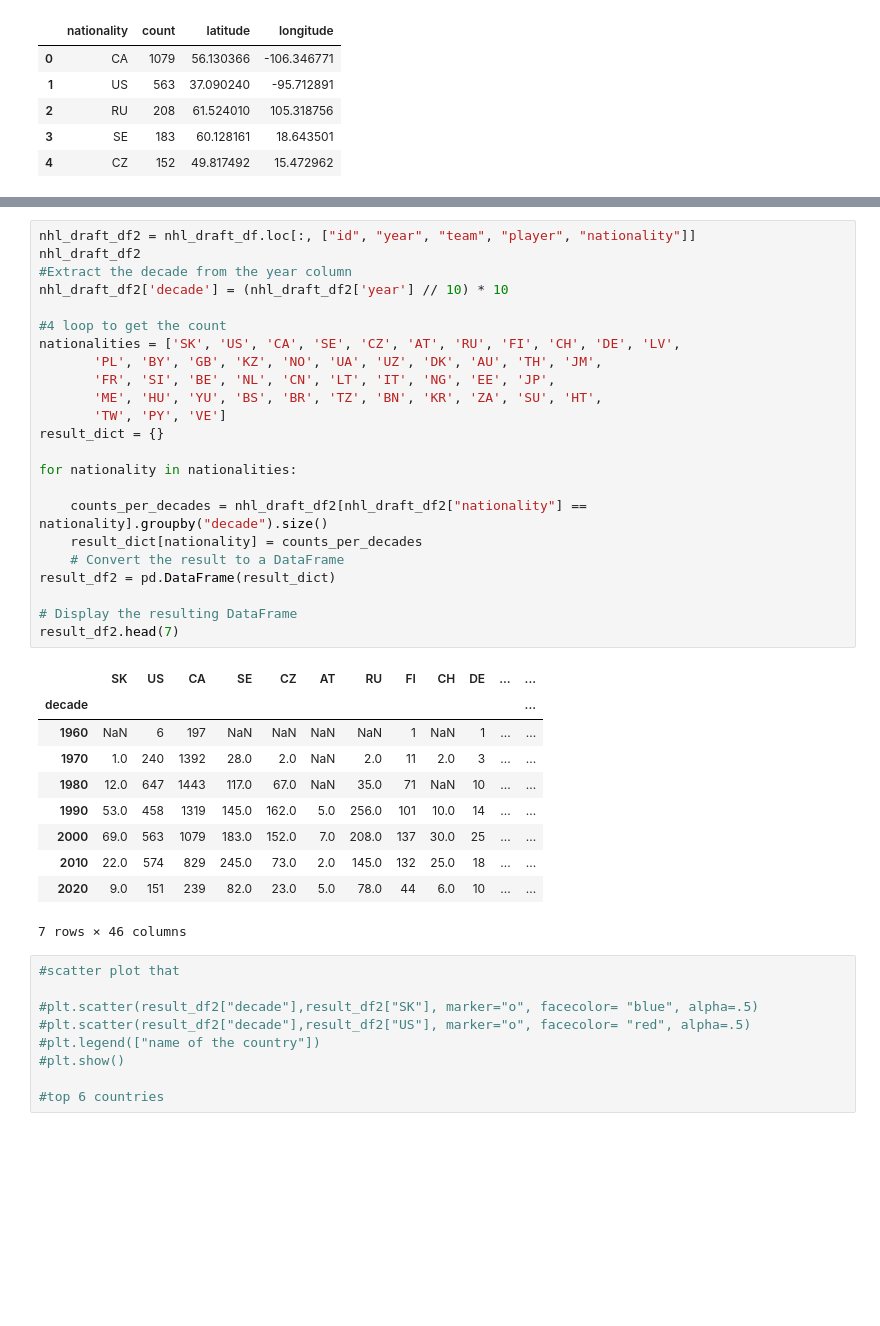
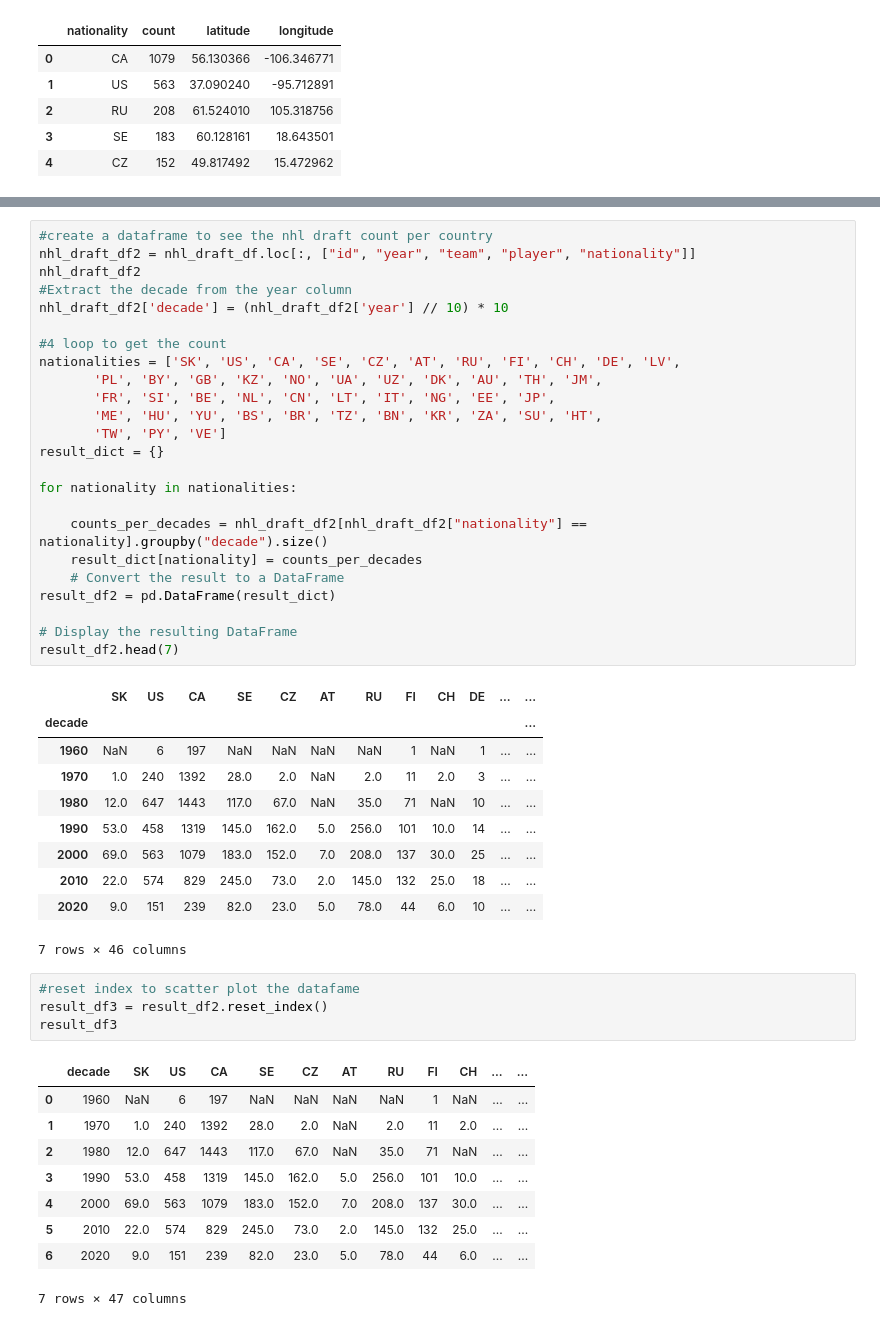
Before and after one commit to samwallach7/Project1-DELTS, a Jupyter notebook: nhldraft.ipynb, the cells around one changed output, grey strips where cells are left out. Saved outputs shown, nothing was run; the diff lists cells and outputs as text; blank space fills up the shorter version.

```diff
--- a/nhldraft.ipynb
+++ b/nhldraft.ipynb
@@ -230,4 +231,5 @@ nhl_draft_n
 # %%
+#create a dataframe to see the nhl draft count per country
 nhl_draft_df2 = nhl_draft_df.loc[:, ["id", "year", "team", "player", "nationality"]]
 nhl_draft_df2
 #Extract the decade from the year column
@@ -261,12 +263,17 @@ result_df2.head(7)
 | 2010 | 22.0 | 574 | 829 | 245.0 | 73.0 | 2.0 | 145.0 | 132 | 25.0 | 18 | ... | ... |
 | 2020 | 9.0 | 151 | 239 | 82.0 | 23.0 | 5.0 | 78.0 | 44 | 6.0 | 10 | ... | ... |
 7 rows × 46 columns
-# %%
-#scatter plot that
-
-#plt.scatter(result_df2["decade"],result_df2["SK"], marker="o", facecolor= "blue", alpha=.5)
-#plt.scatter(result_df2["decade"],result_df2["US"], marker="o", facecolor= "red", alpha=.5)
-#plt.legend(["name of the country"])
-#plt.show()
-
-#top 6 countries
+# %%
+#reset index to scatter plot the datafame
+result_df3 = result_df2.reset_index()
+result_df3
+# %% [output]
+|  | decade | SK | US | CA | SE | CZ | AT | RU | FI | CH | ... | ... |
+| 0 | 1960 | NaN | 6 | 197 | NaN | NaN | NaN | NaN | 1 | NaN | ... | ... |
+| 1 | 1970 | 1.0 | 240 | 1392 | 28.0 | 2.0 | NaN | 2.0 | 11 | 2.0 | ... | ... |
+| 2 | 1980 | 12.0 | 647 | 1443 | 117.0 | 67.0 | NaN | 35.0 | 71 | NaN | ... | ... |
+| 3 | 1990 | 53.0 | 458 | 1319 | 145.0 | 162.0 | 5.0 | 256.0 | 101 | 10.0 | ... | ... |
+| 4 | 2000 | 69.0 | 563 | 1079 | 183.0 | 152.0 | 7.0 | 208.0 | 137 | 30.0 | ... | ... |
+| 5 | 2010 | 22.0 | 574 | 829 | 245.0 | 73.0 | 2.0 | 145.0 | 132 | 25.0 | ... | ... |
+| 6 | 2020 | 9.0 | 151 | 239 | 82.0 | 23.0 | 5.0 | 78.0 | 44 | 6.0 | ... | ... |
+7 rows × 47 columns
```
Also changed, not shown: parts of 10 cells of this notebook, 5 other files.
